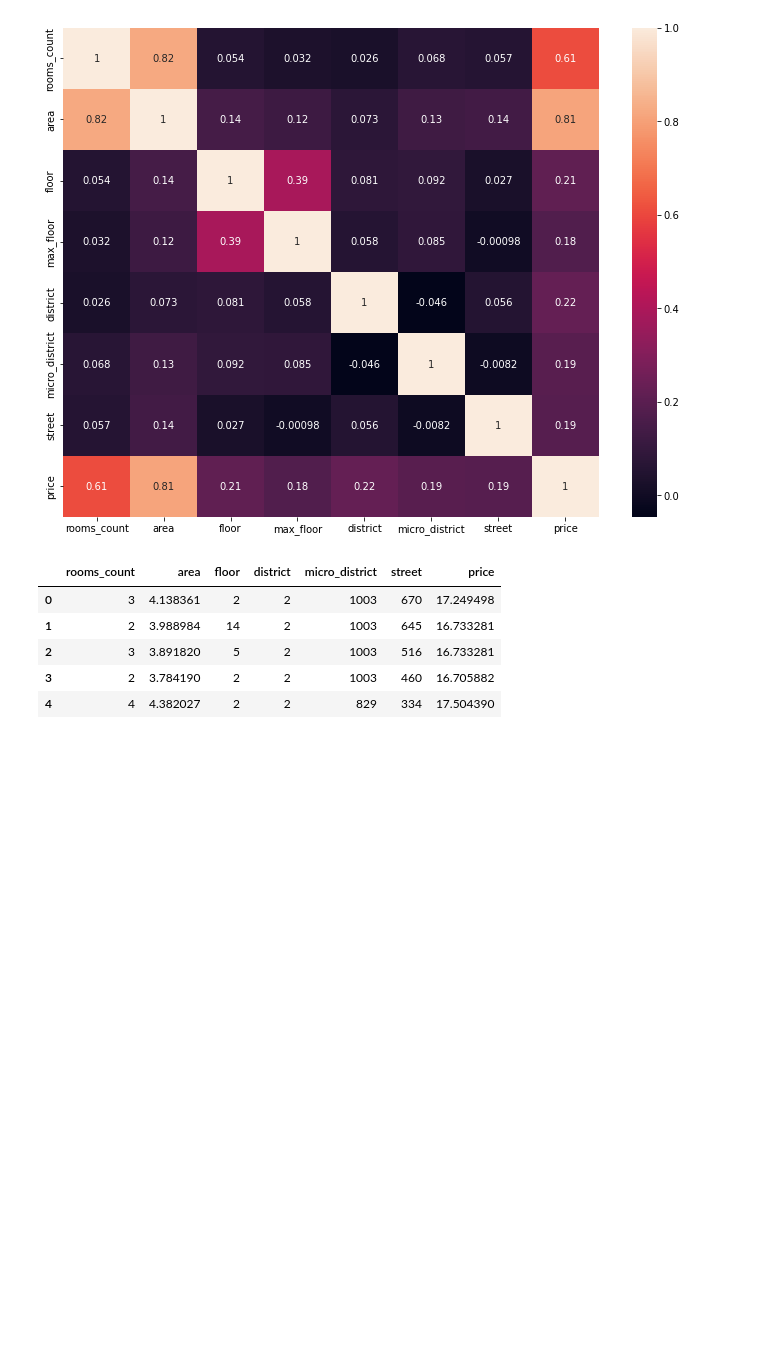
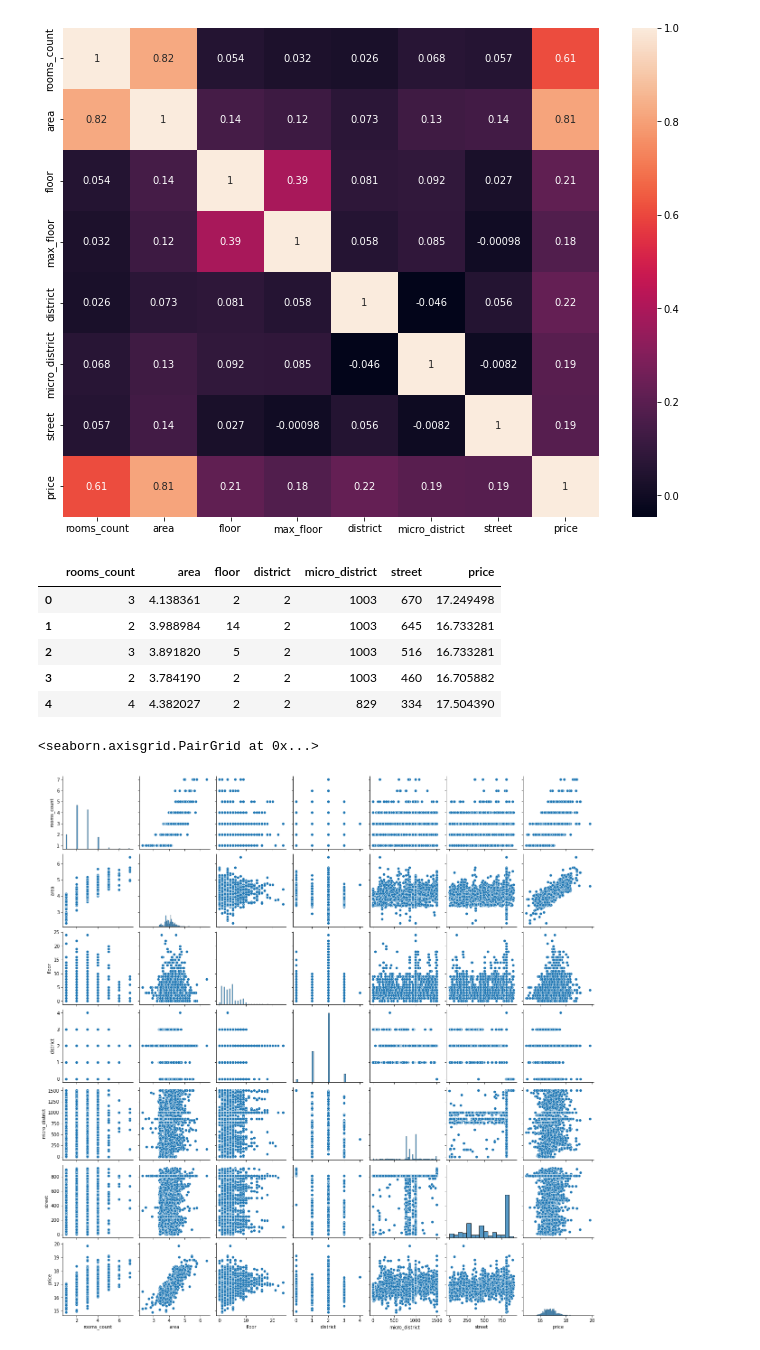
Before and after one commit to Artem123456789/flats_krisha_predictions, a Jupyter notebook: main.ipynb, the cells around one changed output. Saved outputs shown, nothing was run; the diff lists cells and outputs as text; code cells hidden in the pictures; blank space fills up the shorter version.

Commit message:
removed technical col and pairplot added

```diff
--- a/main.ipynb
+++ b/main.ipynb
@@ -228,3 +228,8 @@ result_df.head()
 | 2 | 3 | 3.891820 | 5 | 2 | 1003 | 516 | 16.733281 |
 | 3 | 2 | 3.784190 | 2 | 2 | 1003 | 460 | 16.705882 |
 | 4 | 4 | 4.382027 | 2 | 2 | 829 | 334 | 17.504390 |
+# %%
+sns.pairplot(result_df)
+# %% [output]
+<seaborn.axisgrid.PairGrid at 0x...>
+[figure, added]
```
